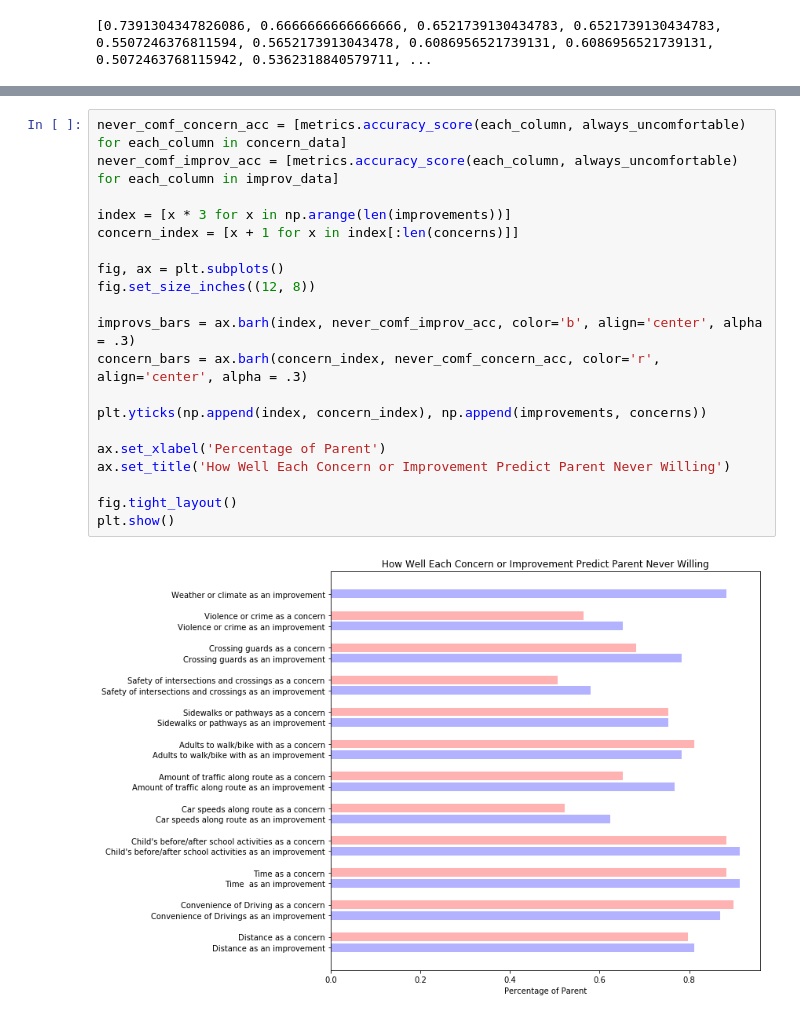
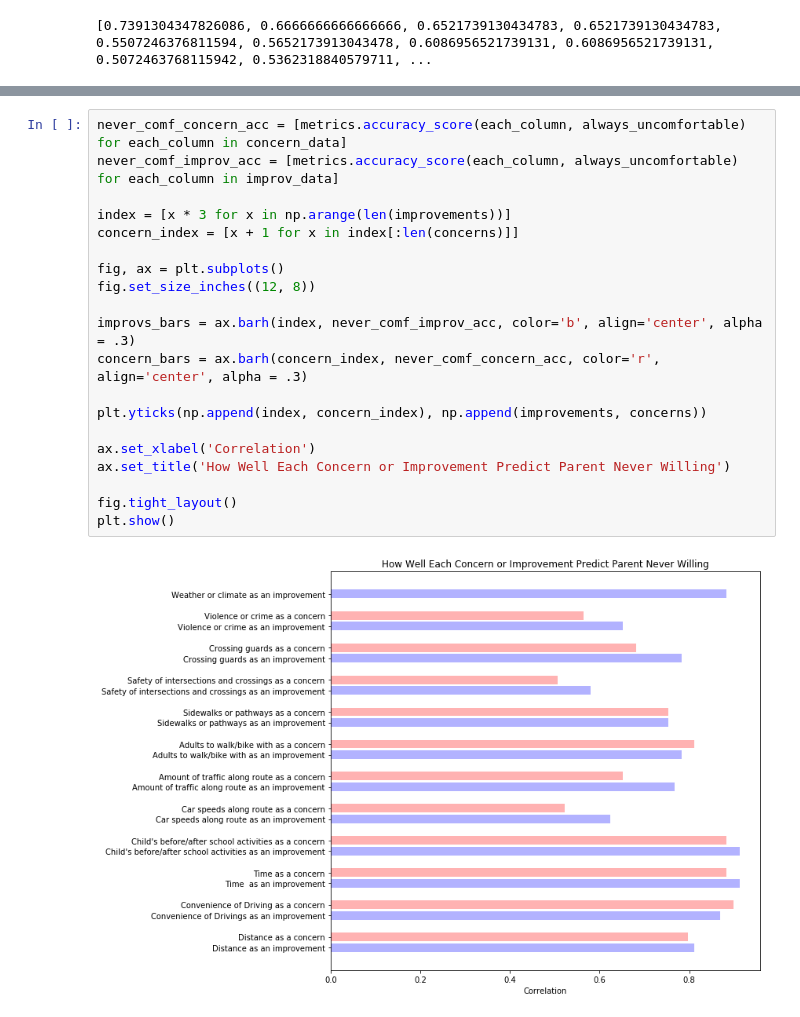
Before and after one commit to JoannaChang/ActiveSGV_Spring2019, a Jupyter notebook: notebook/analysis/thuan_analysis.ipynb, the cells around one changed output, grey strips where cells are left out. Saved outputs shown, nothing was run; the diff lists cells and outputs as text.

```diff
--- a/notebook/analysis/thuan_analysis.ipynb
+++ b/notebook/analysis/thuan_analysis.ipynb
@@ -144,22 +144,22 @@ plt.show()
 # %%
 never_comf_concern_acc = [metrics.accuracy_score(each_column, always_uncomfortable) for each_column in concern_data]
 never_comf_improv_acc = [metrics.accuracy_score(each_column, always_uncomfortable) for each_column in improv_data]
 
 index = [x * 3 for x in np.arange(len(improvements))]
 concern_index = [x + 1 for x in index[:len(concerns)]]
 
 fig, ax = plt.subplots()
 fig.set_size_inches((12, 8))
 
 improvs_bars = ax.barh(index, never_comf_improv_acc, color='b', align='center', alpha = .3)
 concern_bars = ax.barh(concern_index, never_comf_concern_acc, color='r', align='center', alpha = .3)
 
 plt.yticks(np.append(index, concern_index), np.append(improvements, concerns))
 
-ax.set_xlabel('Percentage of Parent')
+ax.set_xlabel('Correlation')
 ax.set_title('How Well Each Concern or Improvement Predict Parent Never Willing')
 
 fig.tight_layout()
 plt.show()
 # %% [output]
-[figure, old version]
+[figure, new version]
```
Also changed, not shown: parts of 1 cell of this notebook.
